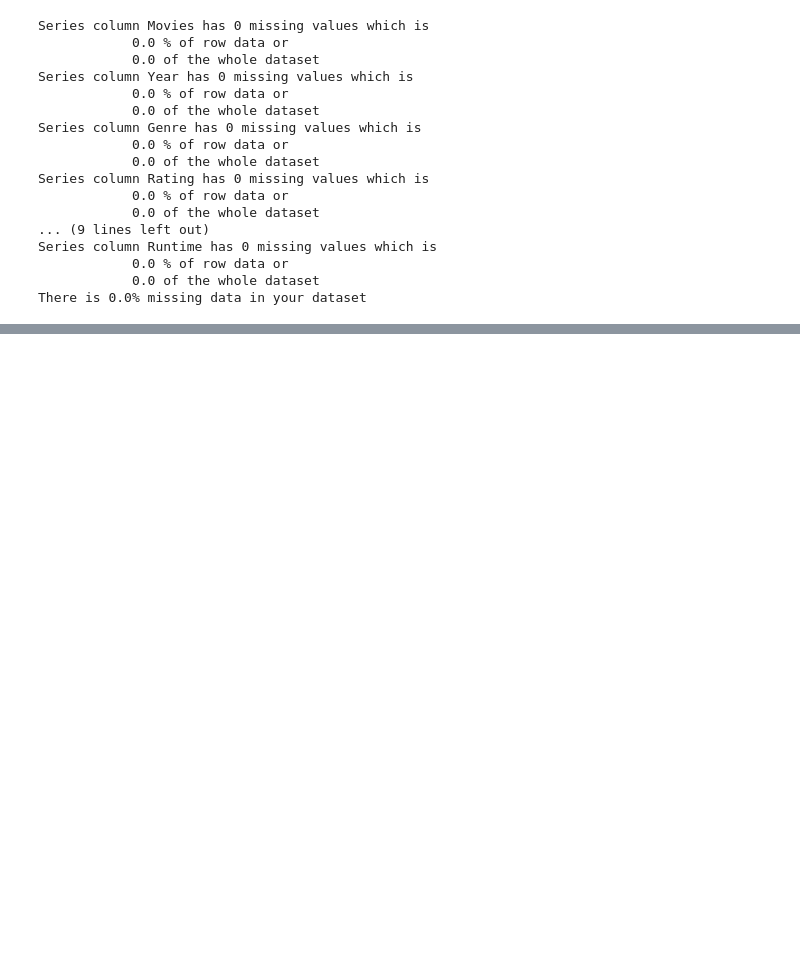
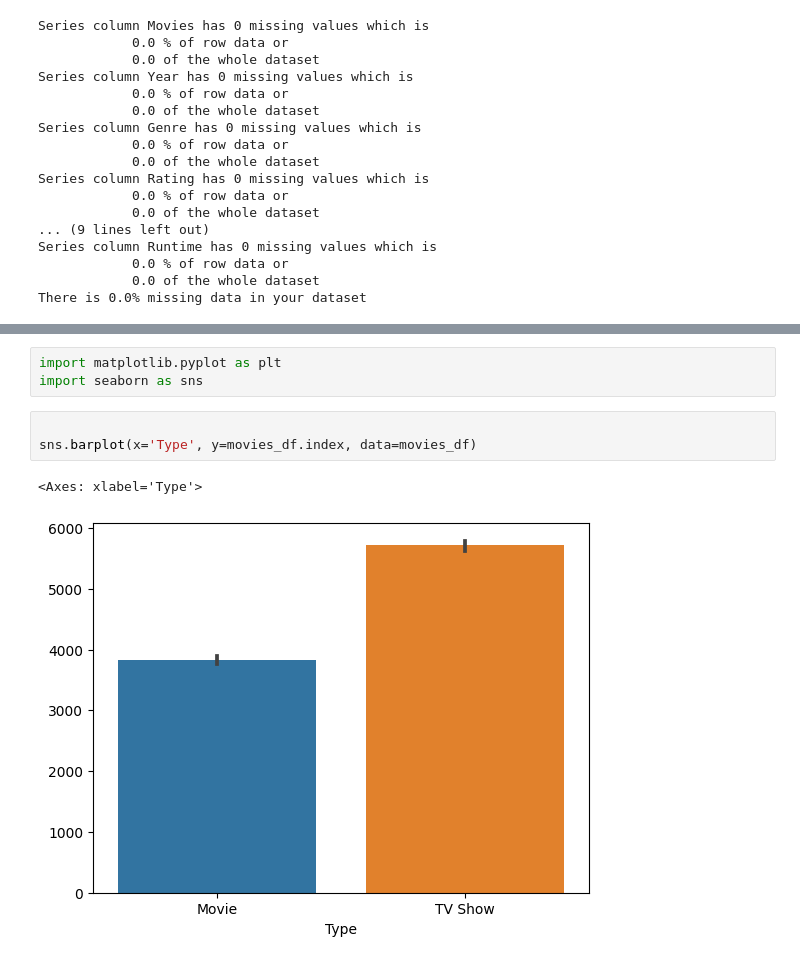
Before and after one commit to justinacgray/Data_Science, a Jupyter notebook: data_cleaning/movie_cleaning/movie.ipynb, the cells around one changed output, grey strips where cells are left out. Drawn from its saved outputs; the diff is of its cells as text; blank space fills up the shorter version.

```diff
--- a/data_cleaning/movie_cleaning/movie.ipynb
+++ b/data_cleaning/movie_cleaning/movie.ipynb
@@ -452,0 +435,9 @@ movies_df.loc[:, ['Year' , 'Type']].head(50)
+# %%
+import matplotlib.pyplot as plt
+import seaborn as sns
+# %%
+
+sns.barplot(x='Type', y=movies_df.index, data=movies_df)
+# %% [output]
+<Axes: xlabel='Type'>
+[figure, added]
```
Also changed, not shown: parts of 28 cells of this notebook.
